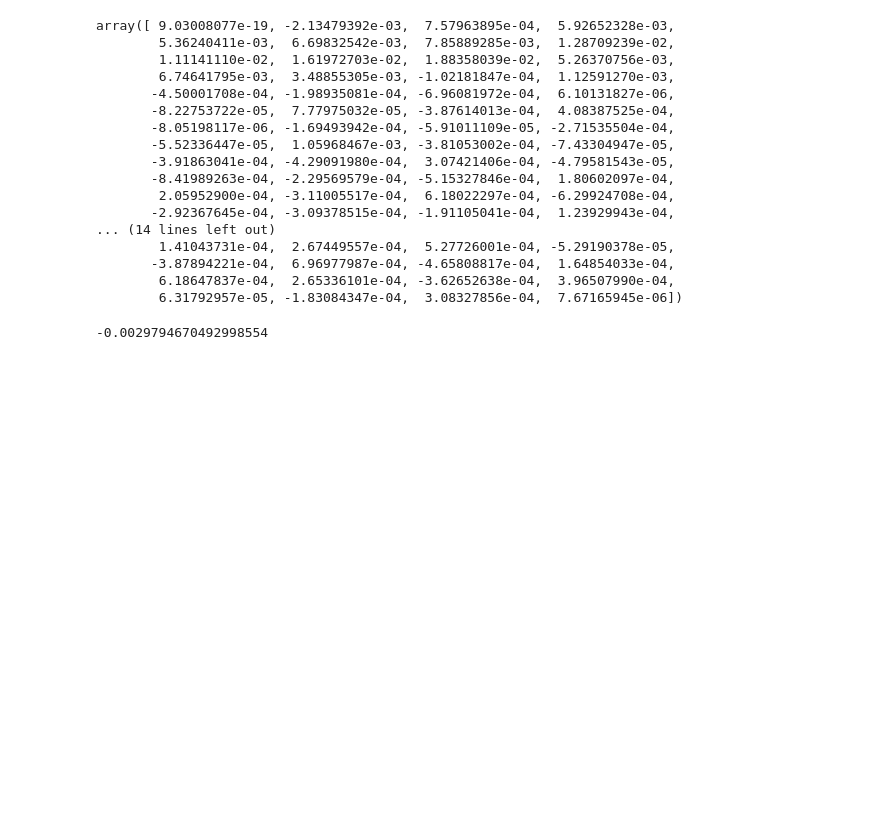
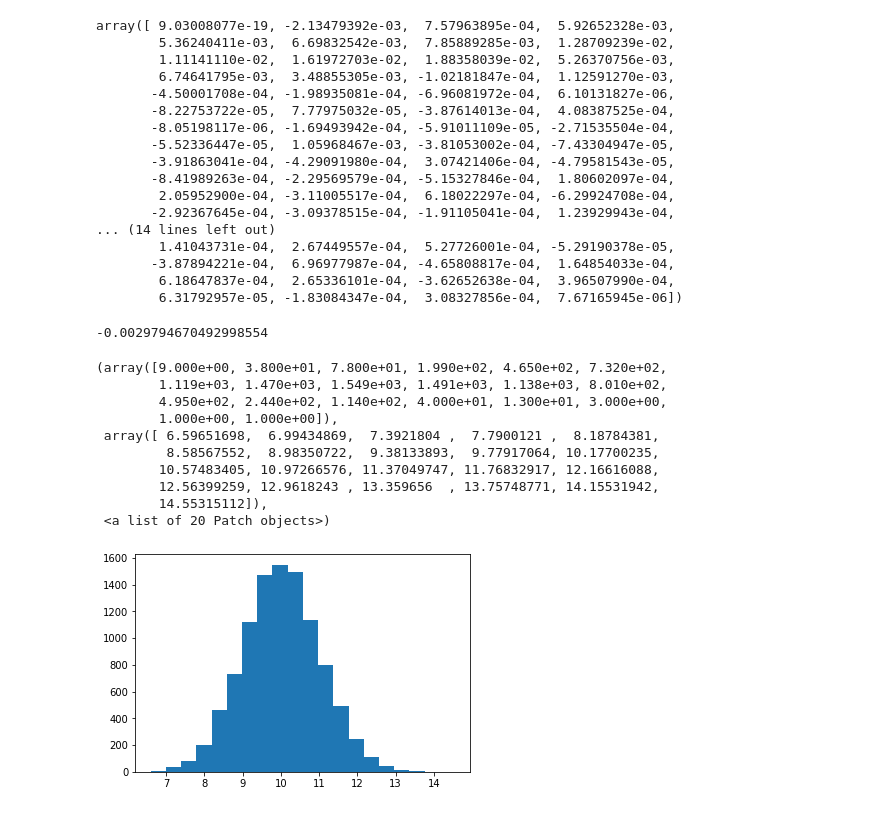
Before and after one commit to vfrantc/covidpa, a Jupyter notebook: eda_covid_simulation.ipynb, the cells around one changed output. Cells and saved outputs as stored; diff of their text form; code cells hidden in the pictures; blank space fills up the shorter version.

```diff
--- a/eda_covid_simulation.ipynb
+++ b/eda_covid_simulation.ipynb
@@ -308,3 +332,19 @@ array([ 9.03008077e-19, -2.13479392e-03,  7.57963895e-04,  5.92652328e-03,
 model.intercept_
 # %% [output]
 -0.0029794670492998554
+# %%
+x = np.random.randn(10000)+10
+# %%
+plt.hist(x, bins=20)
+# %% [output]
+(array([9.000e+00, 3.800e+01, 7.800e+01, 1.990e+02, 4.650e+02, 7.320e+02,
+        1.119e+03, 1.470e+03, 1.549e+03, 1.491e+03, 1.138e+03, 8.010e+02,
+        4.950e+02, 2.440e+02, 1.140e+02, 4.000e+01, 1.300e+01, 3.000e+00,
+        1.000e+00, 1.000e+00]),
+ array([ 6.59651698,  6.99434869,  7.3921804 ,  7.7900121 ,  8.18784381,
+         8.58567552,  8.98350722,  9.38133893,  9.77917064, 10.17700235,
+        10.57483405, 10.97266576, 11.37049747, 11.76832917, 12.16616088,
+        12.56399259, 12.9618243 , 13.359656  , 13.75748771, 14.15531942,
+        14.55315112]),
+ <a list of 20 Patch objects>)
+[figure, added]
```
Also changed, not shown: parts of 8 cells of this notebook.
